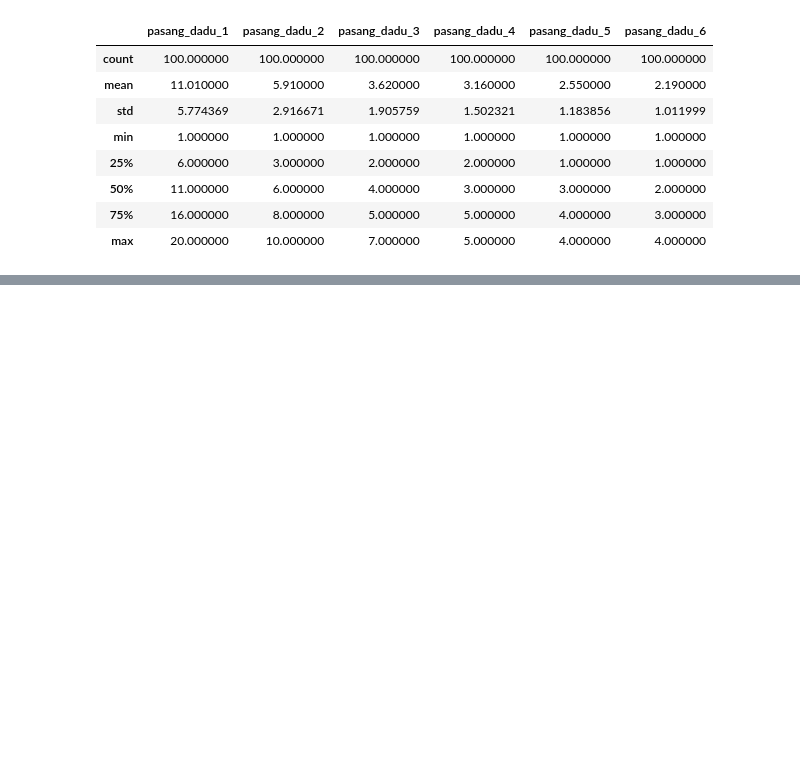
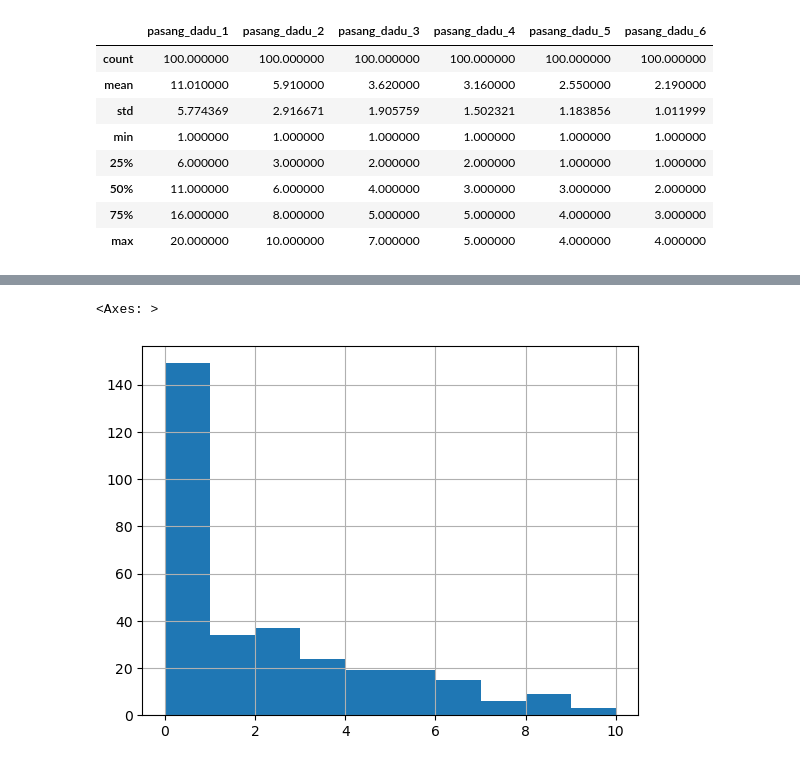
Before and after one commit to yunama47/tugas-pemodelan-simulasi, a Jupyter notebook: notebook.ipynb, the cells around one changed output, grey strips where cells are left out. Saved outputs shown, nothing was run; the diff lists cells and outputs as text; code cells hidden in the pictures; blank space fills up the shorter version.

Commit message:
update 17:36/10-Okt| tugas coding simulasi

```diff
--- a/notebook.ipynb
+++ b/notebook.ipynb
@@ -82,3 +82,16 @@ pasang_dadu.describe()
 | 50% | 11.000000 | 6.000000 | 4.000000 | 3.000000 | 3.000000 | 2.000000 |
 | 75% | 16.000000 | 8.000000 | 5.000000 | 5.000000 | 4.000000 | 3.000000 |
 | max | 20.000000 | 10.000000 | 7.000000 | 5.000000 | 4.000000 | 4.000000 |
+# %%
+import pandas as pd
+from simulasi_antrean import Simulation
+
+simulator = Simulation(max_minute=1000)
+simulator.single_server_simulation()
+servered_customers = simulator.server.servered_customers
+
+customers_data = {"name":[],"queue_time":[]}
+for customer in servered_customers:
+    customers_data["name"].append(customer.name)
+    customers_data["queue_time"].append(customer.queuetime)
+customers_df = pd.DataFrame(customers_data)
@@ -84,0 +116,5 @@ pasang_dadu.describe()
+# %%
+customers_df.queue_time.hist()
+# %% [output]
+<Axes: >
+[figure, added]
```
Also changed, not shown: parts of 1 cell of this notebook, 1 other file.
